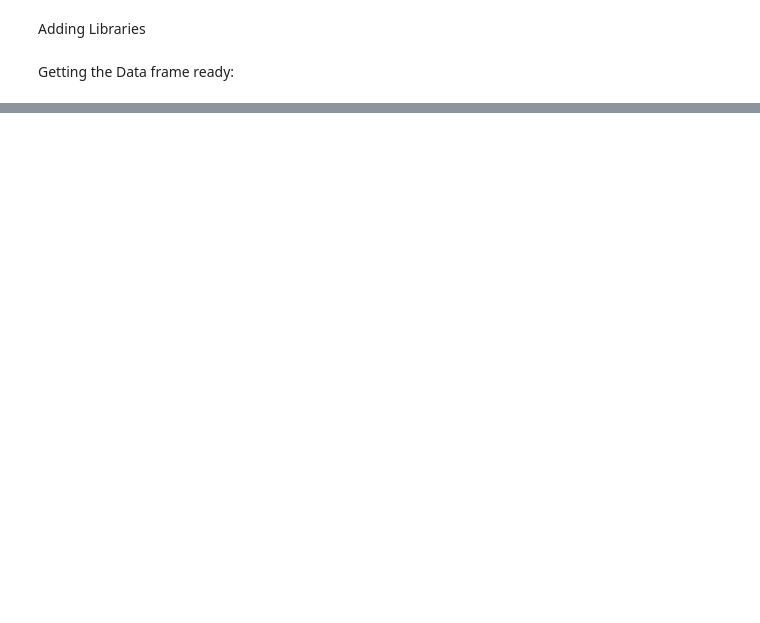
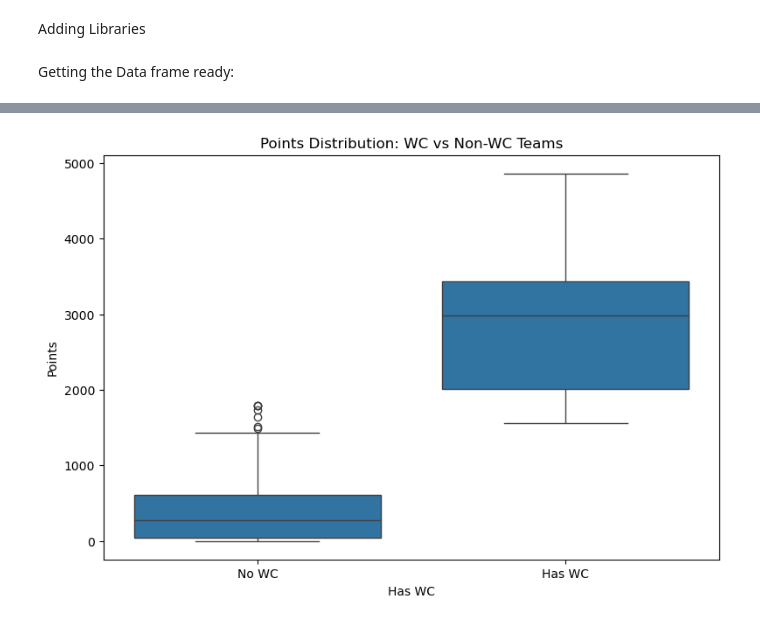
Before and after one commit to Dekamayaro/F1-Prediction-Project, a Jupyter notebook: project.ipynb, the cells around one changed output, grey strips where cells are left out. Drawn from its saved outputs; the diff is of its cells as text; code cells hidden in the pictures; blank space fills up the shorter version.

```diff
--- a/project.ipynb
+++ b/project.ipynb
@@ -178,3 +178,18 @@ all_races.head(n = 20)
 | 20 | Bahrain | 1 | 44 | Mercedes | 3 | 25.0 | No | 2019 | 1:34:21.295 | ... |
 | 21 | Bahrain | 2 | 77 | Mercedes | 4 | 18.0 | No | 2019 | +2.980 | ... |
 | 22 | Bahrain | 3 | 16 | Ferrari | 1 | 16.0 | Yes | 2019 | +6.131 | ... |
+# %%
+import matplotlib.pyplot as plt
+import seaborn as sns
+
+plt.figure(figsize=(15, 6))
+
+# Points comparison
+plt.subplot(1, 2, 1)
+sns.boxplot(x='Has WC', y='Points', data=all_drivers)
+plt.xticks([0, 1], ['No WC', 'Has WC'])
+plt.title('Points Distribution: WC vs Non-WC Teams')
+
+plt.show()
+# %% [output]
+[figure, added]
```
Also changed, not shown: parts of 1 cell of this notebook.
